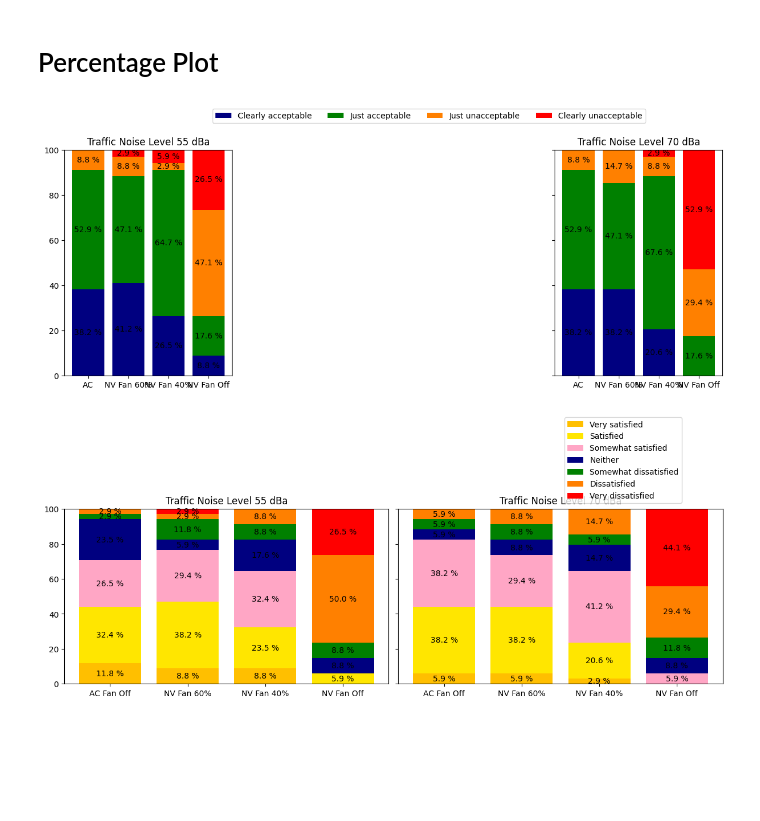
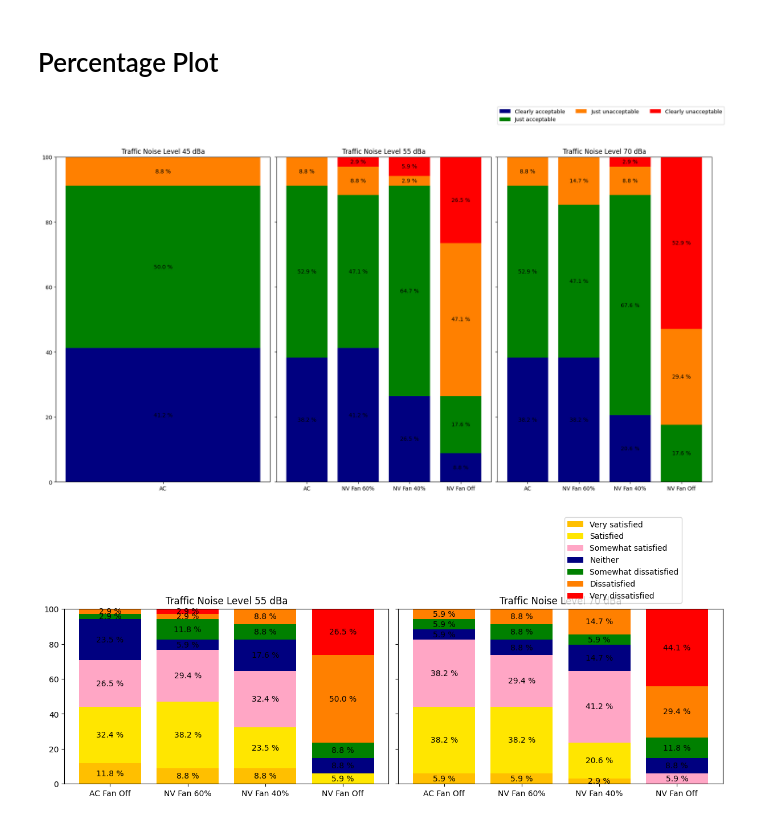
Before and after one commit to afifhrz/cognitive_learning, a Jupyter notebook: 9_plotting_report/main.ipynb, the cells around one changed output. Drawn from its saved outputs; the diff is of its cells as text; code cells hidden in the pictures; blank space fills up the shorter version.

Commit message:
update percentage plot

```diff
--- a/9_plotting_report/main.ipynb
+++ b/9_plotting_report/main.ipynb
@@ -41,7 +26,7 @@ colors = [
     (1,0,0,1),
 ]
 labels = ['Clearly unacceptable', 'Just unacceptable', 'Just acceptable', 'Clearly acceptable']
-tnl = [55,70]
+tnl = [45,55,70]
 
 data_y = {}
 
@@ -58,63 +43,75 @@ for tf in tnl:
             else:
                 data_y[tf][item] = []
                 data_y[tf][item].append(res)
         data_y[tf][item] = np.array(data_y[tf][item])
 
 # memo of sample number
 for tf in tnl:
     snum = data_y[tf][4]
     for item in y:
         snum = snum + data_y[tf][item]
     snum = snum - data_y[tf][4]
     for item in y:
         data_y[tf][item] = data_y[tf][item]/snum*100
 
 # stack bars
-fig, (ax1, ax2) = plt.subplots(1, 2, layout='constrained', sharey=True)
-fig.set_figwidth(12)
-fig.set_figheight(5)
-ax1.set_title('Traffic Noise Level 55 dBa')
-ax2.set_title('Traffic Noise Level 70 dBa')
+fig, (ax1, ax2, ax3) = plt.subplots(1, 3, layout='constrained', sharey=True)
+fig.set_figwidth(18)
+fig.set_figheight(10)
+ax1.set_title('Traffic Noise Level 45 dBa')
+ax2.set_title('Traffic Noise Level 55 dBa')
+ax3.set_title('Traffic Noise Level 70 dBa')
 plt.ylim(0,100)
 
 for index, item in enumerate(y):
     data_y[55][list(data_y[55].keys())[index-1]]
     if index == 0:
-        ax1.bar(x_labels, data_y[55][item], label=labels[item-1], color = colors[index])
+        ax2.bar(x_labels, data_y[55][item], label=labels[item-1], color = colors[index])
         sbot = data_y[55][item]
+        for xpos, ypos, yval in zip(x_labels, sbot/2, sbot):
+            if yval > 0:
+                ax2.text(xpos, ypos, "%.1f"%yval+" %", ha="center", va="center")
+    else:
+        ax2.bar(x_labels, data_y[55][item], bottom=sbot, label=labels[item-1], color = colors[index])
+        for xpos, ypos, yval in zip(x_labels, sbot+data_y[55][item]/2, data_y[55][item]):
+            if yval > 0:
+                ax2.text(xpos, ypos, "%.1f"%yval+" %", ha="center", va="center")
+        sbot += data_y[55][item]
+
+for index, item in enumerate(y):
+    data_y[70][list(data_y[70].keys())[index-1]]
+    if index == 0:
+        ax3.bar(x_labels, data_y[70][item], label=labels[item-1], color = colors[index])
+        sbot = data_y[70][item]
+        for xpos, ypos, yval in zip(x_labels, sbot/2, sbot):
+            if yval > 0:
+                ax3.text(xpos, ypos, "%.1f"%yval+" %", ha="center", va="center")
+    else:
+        ax3.bar(x_labels, data_y[70][item], bottom=sbot, label=labels[item-1], color = colors[index])
+        for xpos, ypos, yval in zip(x_labels, sbot+data_y[70][item]/2, data_y[70][item]):
+            if yval > 0:
+                ax3.text(xpos, ypos, "%.1f"%yval+" %", ha="center", va="center")
+        sbot += data_y[70][item]
+
+for index, item in enumerate(y):
+    data_y[45][list(data_y[45].keys())[index-1]]
+    if index == 0:
+        ax1.bar(x_labels, data_y[45][item], label=labels[item-1], color = colors[index])
+        sbot = data_y[45][item]
         for xpos, ypos, yval in zip(x_labels, sbot/2, sbot):
             if yval > 0:
                 ax1.text(xpos, ypos, "%.1f"%yval+" %", ha="center", va="center")
     else:
-        ax1.bar(x_labels, data_y[55][item], bottom=sbot, label=labels[item-1], color = colors[index])
-        for xpos, ypos, yval in zip(x_labels, sbot+data_y[55][item]/2, data_y[55][item]):
+        ax1.bar(x_labels, data_y[45][item], bottom=sbot, label=labels[item-1], color = colors[index])
+        for xpos, ypos, yval in zip(x_labels, sbot+data_y[45][item]/2, data_y[45][item]):
             if yval > 0:
                 ax1.text(xpos, ypos, "%.1f"%yval+" %", ha="center", va="center")
-        sbot += data_y[55][item]
+        sbot += data_y[45][item]
 
-# add text annotation corresponding to the "total" value of each bar
-# for xpos, ypos, yval in zip(x, y1+y2+y3, snum):
-#     plt.text(xpos, ypos, "N=%d"%yval, ha="center", va="bottom")
-
-
-for index, item in enumerate(y):
-    data_y[70][list(data_y[70].keys())[index-1]]
-    if index == 0:
-        ax2.bar(x_labels, data_y[70][item], label=labels[item-1], color = colors[index])
-        sbot = data_y[70][item]
-        for xpos, ypos, yval in zip(x_labels, sbot/2, sbot):
-            if yval > 0:
-                ax2.text(xpos, ypos, "%.1f"%yval+" %", ha="center", va="center")
-    else:
-        ax2.bar(x_labels, data_y[70][item], bottom=sbot, label=labels[item-1], color = colors[index])
-        for xpos, ypos, yval in zip(x_labels, sbot+data_y[70][item]/2, data_y[70][item]):
-            if yval > 0:
-                ax2.text(xpos, ypos, "%.1f"%yval+" %", ha="center", va="center")
-        sbot += data_y[70][item]
-plt.legend(bbox_to_anchor=(-0.75,1.2), loc='upper center', ncol=4)
+plt.legend(bbox_to_anchor=(0,1.1), loc='lower left', ncol=3, borderaxespad=0.)
 plt.show()
 # %% [output]
-[figure, old version]
+[figure, new version]
 # %%
 # Prepare the data
 x = ['AC', 'NV fan 5', 'NV fan 3', 'NV fan 0']
```
Also changed, not shown: parts of 1 cell of this notebook.
